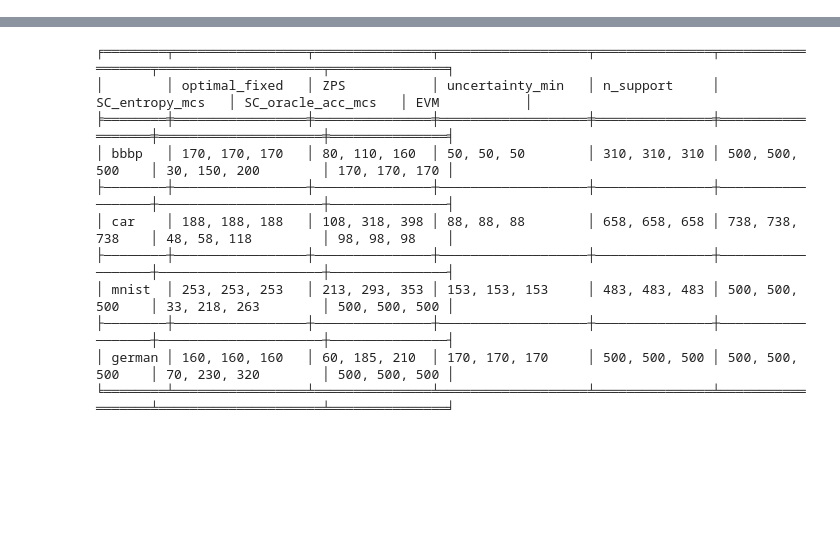
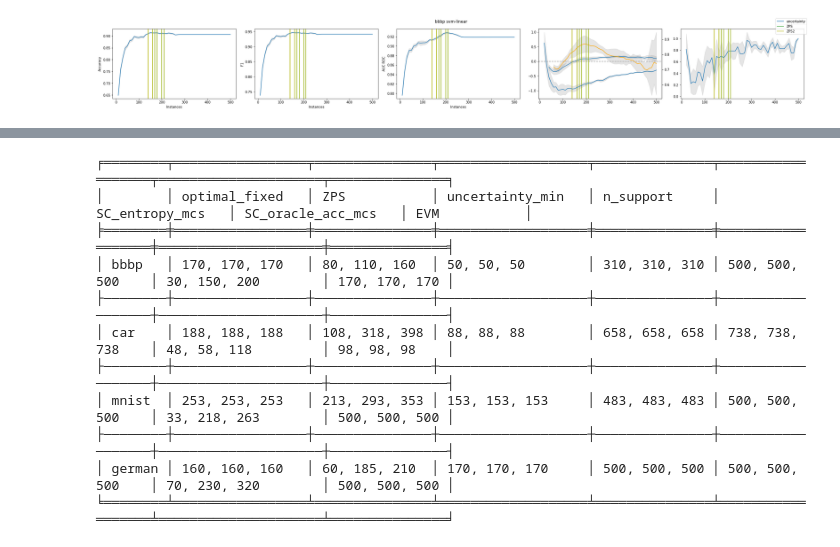
Before and after one commit to zacps/al-stopping-conditions, a Jupyter notebook: stopping3.ipynb, the cells around one changed output, grey strips where cells are left out. Drawn from its saved outputs; the diff is of its cells as text; code cells hidden in the pictures; blank space fills up the shorter version.

```diff
--- a/stopping3.ipynb
+++ b/stopping3.ipynb
@@ -82,7 +85,7 @@ capture_metrics = [
     #"expected_error"
 ]
 # %%
-results = librun.run(matrix, metrics=capture_metrics)
+results = librun.run(matrix, metrics=capture_metrics, force_cache=True)
 results_plots = [result[0] for result in results]
 classifiers = [result[1] for result in results]
 classifiers = [clf for clf in classifiers]
@@ -102,21 +106,3 @@ for (clfs, (conf, metrics)) in zip(classifiers, results_plots):
     stop_results[conf.dataset_name] = {}
     for (name, cond) in stop_conditions.items():
         stop_results[conf.dataset_name][name] = [cond(**metrics, classifiers=clfs_) for clfs_ in clfs]
-# %%
-reload(libstop); reload(librun)
-figaxes = librun.plot(results_plots, ret=True, sort=False)
-for i, (fig, ax) in enumerate(figaxes):
-    clfs = classifiers[i]
-    metrics = results_plots[i][1]
-    prop_cycle = plt.rcParams['axes.prop_cycle']
-    colors = prop_cycle.by_key()['color']
-
-    for ii, a in enumerate(ax):
-        for iii, (name, cond) in enumerate(stop_conditions.items()):
-            stops = stop_results[results_plots[i][0].dataset_name][name]
-            a.axvline(np.median(stops), label=name if ii == 0 else None, color=colors[(iii+1)%len(colors)])
-            #for iiii, stop in enumerate(stops):
-            #    a.axvline(stop, label=name if ii == 0 and iiii ==0 else None, color=colors[(iii+1) % len(colors)])
-
-    fig.legend()
-    fig.tight_layout()
@@ -127,0 +109,63 @@ for i, (fig, ax) in enumerate(figaxes):
+# %%
+reload(libstop); reload(librun)
+figaxes = librun.plot(results_plots, ret=True, sort=False, extra=2, figsize=(30,4))
+for i, (fig, ax) in enumerate(figaxes):
+    clfs = classifiers[i]
+    metrics = results_plots[i][1]
+    prop_cycle = plt.rcParams['axes.prop_cycle']
+    colors = prop_cycle.by_key()['color']
+
+    ax2 = ax[-2].twinx()
+    accs = [first_acc(clfs_)[1] for clfs_ in clfs]
+    accx = first_acc(clfs[0])[0]
+
+    acc_median = np.median(accs, axis=0)
+    acc_stderr = np.std(accs, axis=0)
+
+    # best params so far:
+    # * 1
+    # * 1e-1
+    #
+    acc_grad = [no_ahead_tvregdiff(acc_, 1, 1e-1, plotflag=False, diagflag=False) for acc_ in accs]
+    acc_grad_median = np.median(acc_grad, axis=0)
+    acc_grad_stderr = np.std(acc_grad, axis=0)
+
+    firsts = [no_ahead_tvregdiff(acc_, 1, 1e-1, plotflag=False, diagflag=False) for acc_ in accs]
+    acc_grad2 = [no_ahead_tvregdiff(first[2:], 1, 1e-1, plotflag=False, diagflag=False) for first in firsts]
+
+    acc_grad_median2 = np.median(acc_grad2, axis=0)
+    acc_grad_stderr2 = np.std(acc_grad2, axis=0)
+
+    ax2.plot(accx, acc_median)
+    ax2.fill_between(accx, acc_median-acc_stderr, acc_median+acc_stderr, color='grey', alpha=0.2)
+
+    ax[-2].plot(accx, acc_grad_median)
+    ax[-2].fill_between(accx, acc_grad_median-acc_grad_stderr, acc_grad_median+acc_grad_stderr, color='grey', alpha=0.2)
+
+    ax[-2].plot(accx[2:], acc_grad_median2, color='orange')
+    ax[-2].fill_between(accx[2:], acc_grad_median2-acc_grad_stderr2, acc_grad_median2+acc_grad_stderr2, color='grey', alpha=0.2)
+
+    ax[-2].axhline(0, ls='--', color='grey', alpha=0.8)
+
+    rocs = [first_acc(clfs_, metric=f1_score)[1] for clfs_ in clfs]
+    rocsx = first_acc(clfs[0], metric=f1_score)[0]
+
+    roc_median = np.median(rocs, axis=0)
+    roc_stderr = np.std(rocs, axis=0)
+
+    ax[-1].plot(rocsx, roc_median)
+    ax[-1].fill_between(rocsx, roc_median-roc_stderr, roc_median+roc_stderr, color='grey', alpha=0.2)
+
+    for ii, a in enumerate(ax):
+        for iii, (name, cond) in enumerate(stop_conditions.items()):
+            stops = stop_results[results_plots[i][0].dataset_name][name]
+            #a.axvline(np.median(stops), label=name if ii == 0 else None, color=colors[(iii+1)%len(colors)])
+            if name not in ["ZPS", "ZPS2"]:
+                continue
+            for iiii, stop in enumerate(stops):
+                a.axvline(stop, label=name if ii == 0 and iiii ==0 else None, color=colors[(iii+1) % len(colors)])
+
+    fig.legend()
+    fig.tight_layout()
+# %% [output]
+[figure, added]
```
Also changed, not shown: parts of 12 cells of this notebook, 17 other files.
